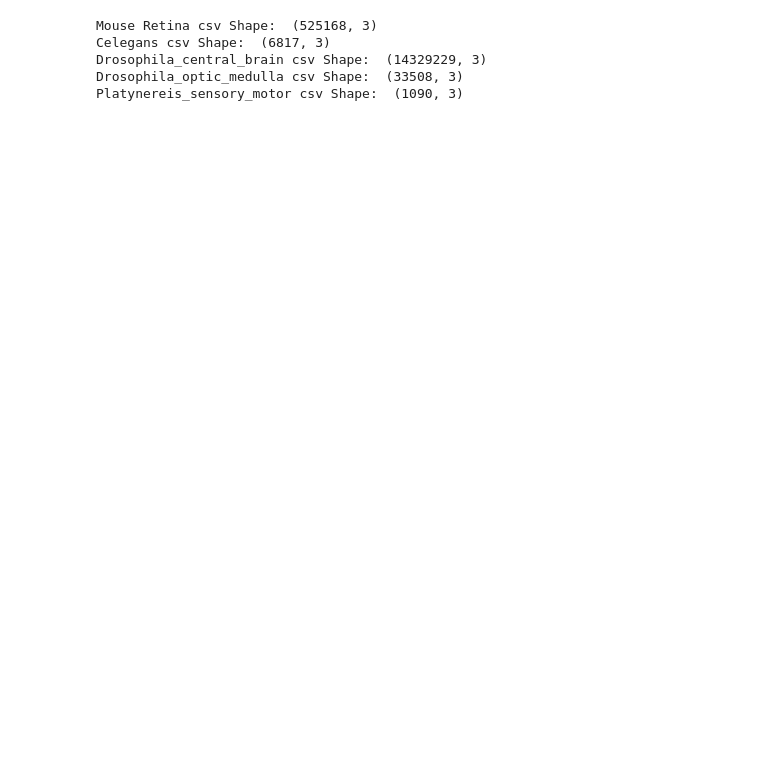
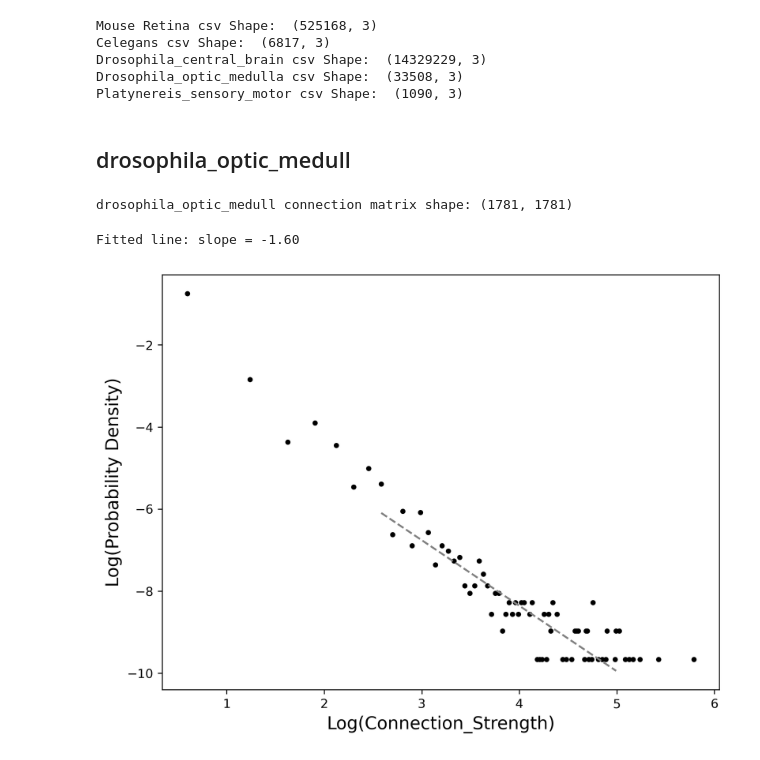
Before and after one commit to lhtPeking/The-Propagation-of-Power-Law-Distribution-in-Neural-Networks, a Jupyter notebook: Eigen_Static.ipynb, the cells around one changed output. Cells and saved outputs as stored; diff of their text form; code cells hidden in the pictures; blank space fills up the shorter version.

```diff
--- a/Eigen_Static.ipynb
+++ b/Eigen_Static.ipynb
@@ -30,3 +30,38 @@ Celegans csv Shape:  (6817, 3)
 Drosophila_central_brain csv Shape:  (14329229, 3)
 Drosophila_optic_medulla csv Shape:  (33508, 3)
 Platynereis_sensory_motor csv Shape:  (1090, 3)
+# %% [markdown]
+## drosophila_optic_medull
+# %%
+## -- construct connection matrix -- ##
+connection_matrix_drosophila_optic_medulla = ConnectomeAnalysis.construct_connection_matrix('./Connectome_Data/Drosophila_optic_medulla.csv', make_dense=True)
+print("drosophila_optic_medull connection matrix shape:", connection_matrix_drosophila_optic_medulla.shape)
+
+## -- compute eigenspectrum -- ##
+eigenvalue_list_drosophila_optic_medulla = ConnectomeAnalysis.compute_eigenspectrum(connection_matrix_drosophila_optic_medulla, symmetrization=True)
+
+## -- compute brunel weighted eigenspectrum -- ##
+brunel_weighted_eigenvalue_list_drosophila_optic_medulla = ConnectomeAnalysis.compute_brunel_weight_eigenspectrum(connection_matrix_drosophila_optic_medulla, symmetrization=True, neg_fraction=1/5, scale=4.0, seed=42)
+# %% [output]
+drosophila_optic_medull connection matrix shape: (1781, 1781)
+# %%
+## -- plot and regession -- ##
+_ = PlotMethod.log_log_plot(
+        connection_matrix_drosophila_optic_medulla, # list or matrix
+        bin_num=200,
+        regression=True,
+        range_=None, # tuple: (min,max)
+        lowerbound=0.1,
+        higherbound=0.9,
+        num_points=500, # interception point number
+        density=True,
+        color_scatter="black",
+        color_fit="grey",
+        show=True,
+        ax=None,
+        return_params=True,
+        xlabel="Log(Connection_Strength)"
+        )
+# %% [output]
+Fitted line: slope = -1.60
+[figure, added]
```
Also changed, not shown: parts of 9 cells of this notebook, 1 other file.
